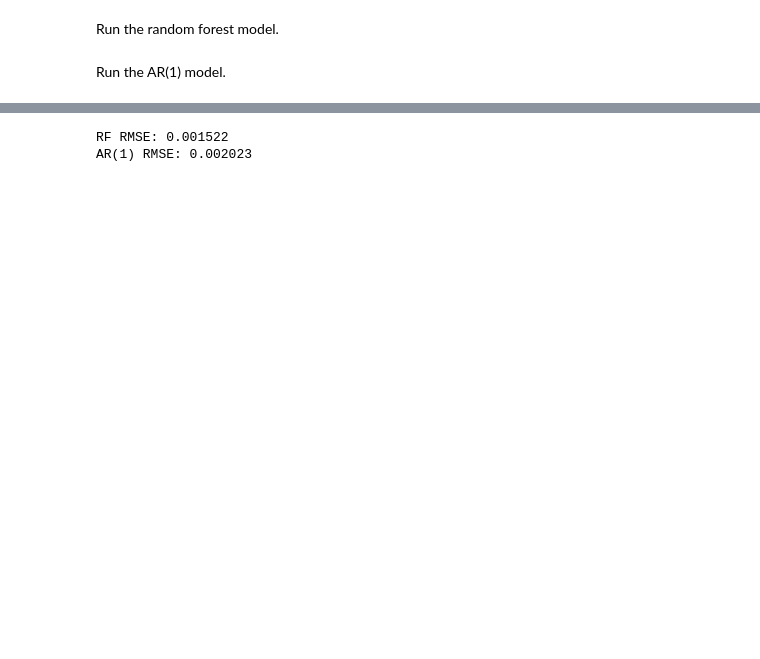
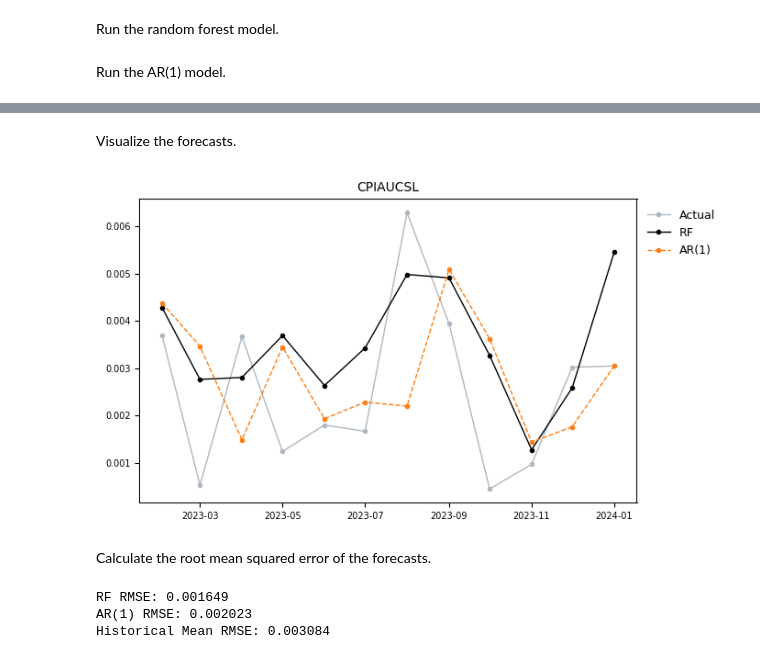
Before and after one commit to fg-research/blog, a Jupyter notebook: inflation-forecasting-random-forest/inflation-forecasting-random-forest.ipynb, the cells around one changed output, grey strips where cells are left out. Saved outputs shown, nothing was run; the diff lists cells and outputs as text; code cells hidden in the pictures; blank space fills up the shorter version.

```diff
--- a/inflation-forecasting-random-forest/inflation-forecasting-random-forest.ipynb
+++ b/inflation-forecasting-random-forest/inflation-forecasting-random-forest.ipynb
@@ -279,13 +279,13 @@ def run_autoregressive_model(train_dataset, test_dataset, target_name):
 
     # fit the model to the training set
     model.fit(
-        X=train_dataset[[target_name + "_L1"]],
+        X=train_dataset[[target_name + "_LAG_1"]],
         y=train_dataset[target_name]
     )
 
     # generate the forecasts over the test set
     return pd.Series(
-        data=model.predict(X=test_dataset[[target_name + "_L1"]]),
+        data=model.predict(X=test_dataset[[target_name + "_LAG_1"]]),
         index=test_dataset.index
     )
 # %% [markdown]
@@ -317,8 +317,8 @@ def tune_random_forest_model(train_dataset, valid_dataset, target_name, n_trials
         params = {
             "criterion": trial.suggest_categorical("criterion", choices=["absolute_error", "squared_error"]),
             "n_estimators": trial.suggest_int("n_estimators", low=10, high=100),
-            "max_features": trial.suggest_float("max_features", low=0.1, high=1.0),
-            "max_samples": trial.suggest_float("max_samples", low=0.1, high=1.0),
+            "max_features": trial.suggest_float("max_features", low=0.6, high=1.0),
+            "max_samples": trial.suggest_float("max_samples", low=0.6, high=1.0),
             "max_depth": trial.suggest_int("max_depth", low=1, high=100),
             "random_state": trial.suggest_categorical("random_state", choices=[42]),
             "n_jobs": trial.suggest_categorical("n_jobs", choices=[-1])
@@ -395,9 +395,9 @@ train_dataset.tail()
 Tune the hyperparameters.
 # %%
 params = tune_random_forest_model(
-    train_dataset=train_dataset[train_dataset.index <= pd.Timestamp("2022-01-01")],
-    valid_dataset=train_dataset[train_dataset.index > pd.Timestamp("2022-01-01")],
+    train_dataset=train_dataset.iloc[:-12],
+    valid_dataset=train_dataset.iloc[-12:],
     target_name=target_name,
-    n_trials=50
+    n_trials=30
 )
 # %% [output]
@@ -481,0 +482,6 @@ Calculate the root mean squared error of the forecasts.
+# %%
+forecasts = pd.DataFrame({
+    target_name: test_dataset[target_name],
+    "RF": rf_forecasts,
+    "AR(1)": ar1_forecasts,
+})
@@ -482,2 +506,19 @@ Calculate the root mean squared error of the forecasts.
+# %% [markdown]
+Visualize the forecasts.
+# %%
+plt.subplots(figsize=(7, 4))
+plt.plot(forecasts[target_name], "-o", color="#AFB8C1", lw=1, markersize=3, label="Actual")
+plt.plot(forecasts["RF"], "-o", color="#000000", lw=1, markersize=3, label="RF")
+plt.plot(forecasts["AR(1)"], "o--", color="#fd7e14", lw=1, markersize=3, label="AR(1)")
+plt.tick_params(axis="both", which="major", labelsize=7)
+plt.tick_params(axis="both", which="minor", labelsize=7)
+plt.legend(bbox_to_anchor=(1, 0, 0, 1), frameon=False, prop={"size": 9})
+plt.title(target_name, size=10)
+plt.tight_layout()
+plt.show()
+# %% [output]
+[figure, new version]
+# %% [markdown]
+Calculate the root mean squared error of the forecasts.
 # %%
 rf_error = root_mean_squared_error(
@@ -492,8 +538,10 @@ ar1_error = root_mean_squared_error(
 # %%
 print(f"RF RMSE: {format(rf_error, '.6f')}")
 print(f"AR(1) RMSE: {format(ar1_error, '.6f')}")
+print(f"Historical Mean RMSE: {format(hm_error, '.6f')}")
 # %% [output]
-RF RMSE: 0.001522
+RF RMSE: 0.001649
 AR(1) RMSE: 0.002023
+Historical Mean RMSE: 0.003084
 # %%
 print(f"RF - AR(1) % difference: {format(rf_error / ar1_error - 1, '.3%')}")
```
Also changed, not shown: parts of 20 cells of this notebook.
